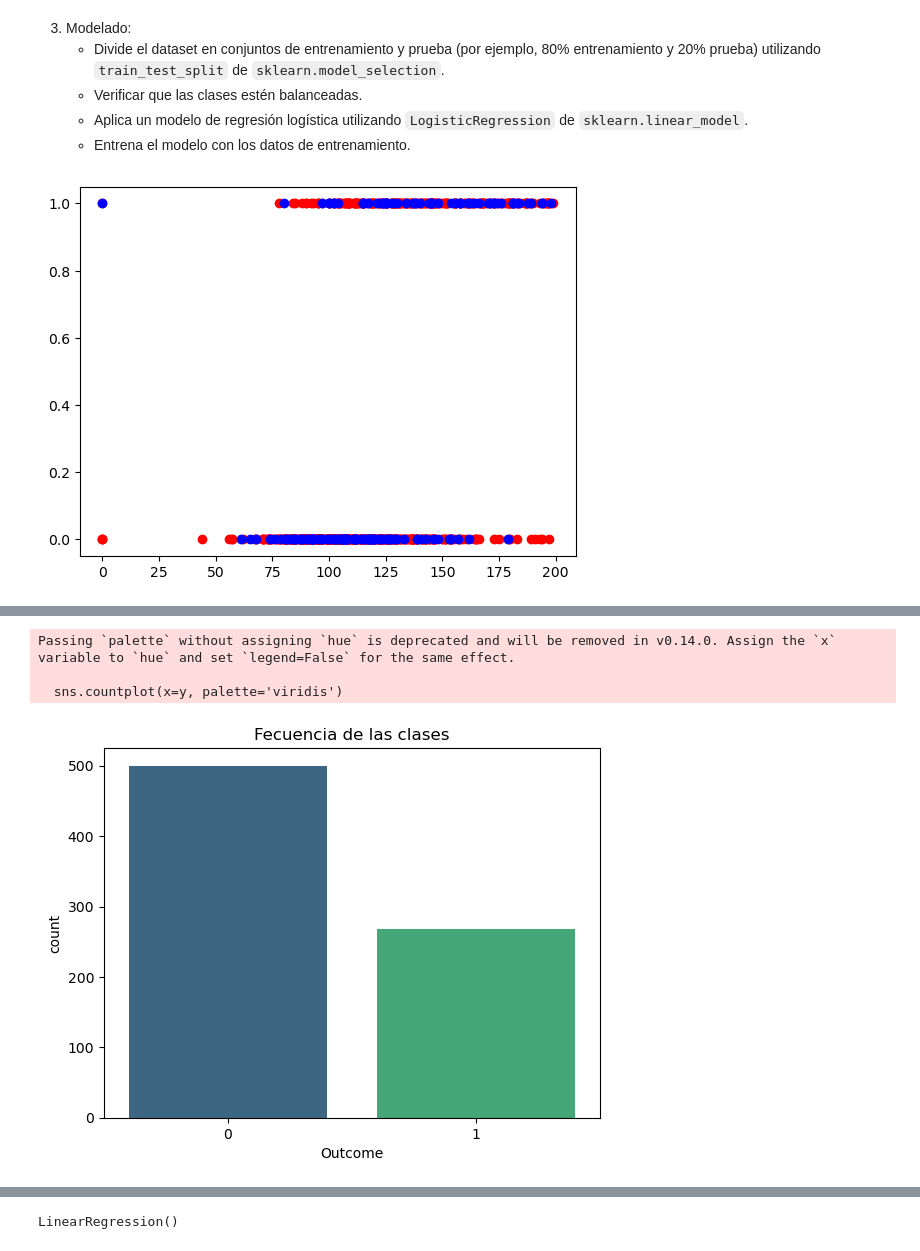
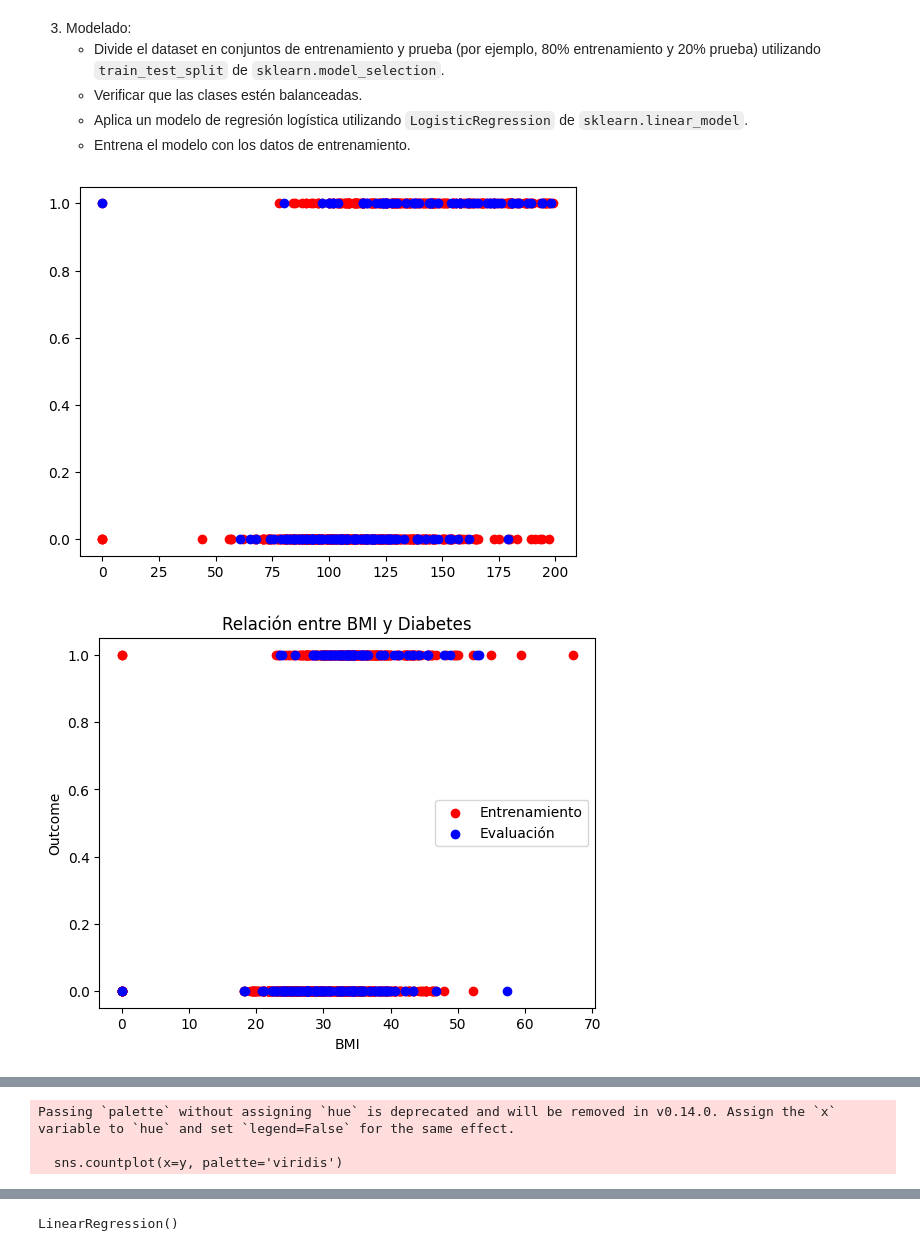
Before and after one commit to Danieltlacuache/Actividad-5.3, a Jupyter notebook: A. 5.3 Predicción de Diabetes con Regresión Logistica-1.ipynb, the cells around one changed output, grey strips where cells are left out. Saved outputs shown, nothing was run; the diff lists cells and outputs as text; code cells hidden in the pictures.

Commit message:
Modelo de 2 variables

```diff
--- a/A. 5.3 Predicción de Diabetes con Regresión Logistica-1.ipynb
+++ b/A. 5.3 Predicción de Diabetes con Regresión Logistica-1.ipynb
@@ -131,22 +131,39 @@ x2 = diabetes_data[['BMI']]
 # %%
 # Dividir en entrenamiento (80%) y prueba (20%)
 X_train, X_test, y_train, y_test = train_test_split(x1, y, train_size=0.8, random_state=40)
 
 # Crear una gráfica de dispersión para ver la relación entre SalePrice y LotArea
 #sns.scatterplot( data = data, x = X_train, y = y_train, color = 'r', label = 'Datos de entrenamiento')
 plt.scatter(X_train, y_train, color = 'r', label = 'Datos de entrenamiento')
 #sns.scatterplot( data = data, x = X_test, y = y_test, color = 'r', label = 'Datos de evluación')
 plt.scatter(X_test, y_test, color = 'b', label = 'Datos de evluación')
 plt.show()
 
 
-X_train1, X_test1 = train_test_split(x2,train_size=0.8, random_state=40)
+# Modelo con BMI
+X_train_bmi, X_test_bmi, y_train_bmi, y_test_bmi = train_test_split(x2, y, train_size=0.8, random_state=40)
+plt.scatter(X_train_bmi, y_train_bmi, color='r', label='Entrenamiento')
+plt.scatter(X_test_bmi, y_test_bmi, color='b', label='Evaluación')
+plt.xlabel('BMI')
+plt.ylabel('Outcome')
+plt.title('Relación entre BMI y Diabetes')
+plt.legend()
+plt.show()
 
-X_train2, X_test2 = train_test_split(x3,train_size=0.8, random_state=40)
+# Modelo con Age
+X_train_age, X_test_age, y_train_age, y_test_age = train_test_split(x3, y, train_size=0.8, random_state=40)
+plt.scatter(X_train_age, y_train_age, color='r', label='Entrenamiento')
+plt.scatter(X_test_age, y_test_age, color='b', label='Evaluación')
+plt.xlabel('Age')
+plt.ylabel('Outcome')
+plt.title('Relación entre Edad y Diabetes')
+plt.legend()
+plt.show()
 
 
 sns.countplot(x=y, palette='viridis')
 plt.title('Fecuencia de las clases')
 plt. show()
 # %% [output]
 [figure]
+[figure, new version]
@@ -153,4 +171,3 @@ plt. show()
 Passing `palette` without assigning `hue` is deprecated and will be removed in v0.14.0. Assign the `x` variable to `hue` and set `legend=False` for the same effect.
 
   sns.countplot(x=y, palette='viridis')
-[figure, old version]
```
Also changed, not shown: parts of 4 cells of this notebook.
